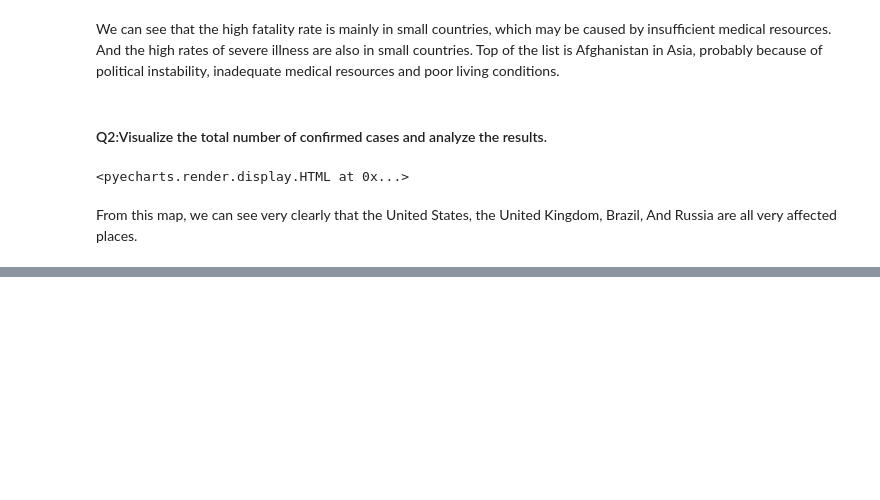
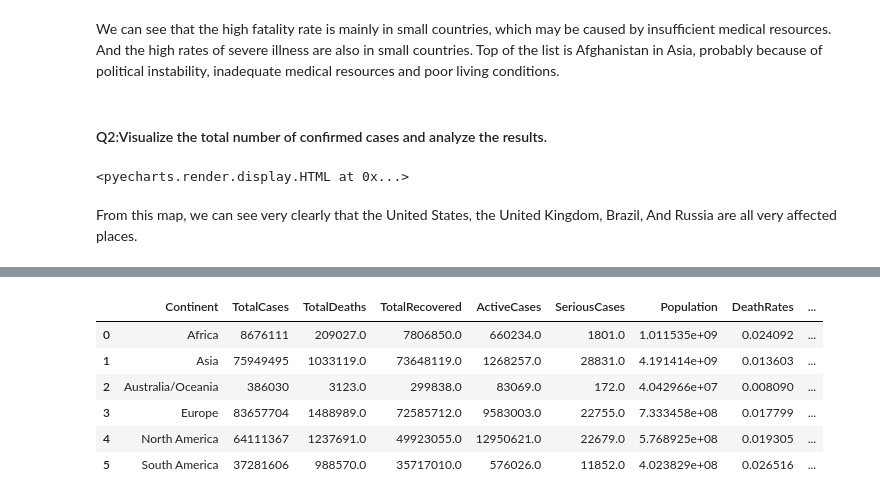
Before and after one commit to Siyanho/project, a Jupyter notebook: Part3.ipynb, the cells around one changed output, grey strips where cells are left out. Saved outputs shown, nothing was run; the diff lists cells and outputs as text; code cells hidden in the pictures; blank space fills up the shorter version.

```diff
--- a/Part3.ipynb
+++ b/Part3.ipynb
@@ -446,0 +485,13 @@ From this map, we can see very clearly that the United States, the United Kingdo
+# %%
+data1['DeathRates']=data1['TotalDeaths']/data1['TotalCases']
+data1['InfecetRates']=data1['TotalCases']/data1['Population']
+data1['RecoveredRates']=data1['TotalRecovered']/data1['TotalCases']
+data1
+# %% [output]
+|  | Continent | TotalCases | TotalDeaths | TotalRecovered | ActiveCases | SeriousCases | Population | DeathRates | ... |
+| 0 | Africa | 8676111 | 209027.0 | 7806850.0 | 660234.0 | 1801.0 | 1.011535e+09 | 0.024092 | ... |
+| 1 | Asia | 75949495 | 1033119.0 | 73648119.0 | 1268257.0 | 28831.0 | 4.191414e+09 | 0.013603 | ... |
+| 2 | Australia/Oceania | 386030 | 3123.0 | 299838.0 | 83069.0 | 172.0 | 4.042966e+07 | 0.008090 | ... |
+| 3 | Europe | 83657704 | 1488989.0 | 72585712.0 | 9583003.0 | 22755.0 | 7.333458e+08 | 0.017799 | ... |
+| 4 | North America | 64111367 | 1237691.0 | 49923055.0 | 12950621.0 | 22679.0 | 5.768925e+08 | 0.019305 | ... |
+| 5 | South America | 37281606 | 988570.0 | 35717010.0 | 576026.0 | 11852.0 | 4.023829e+08 | 0.026516 | ... |
```
Also changed, not shown: parts of 8 cells of this notebook.
